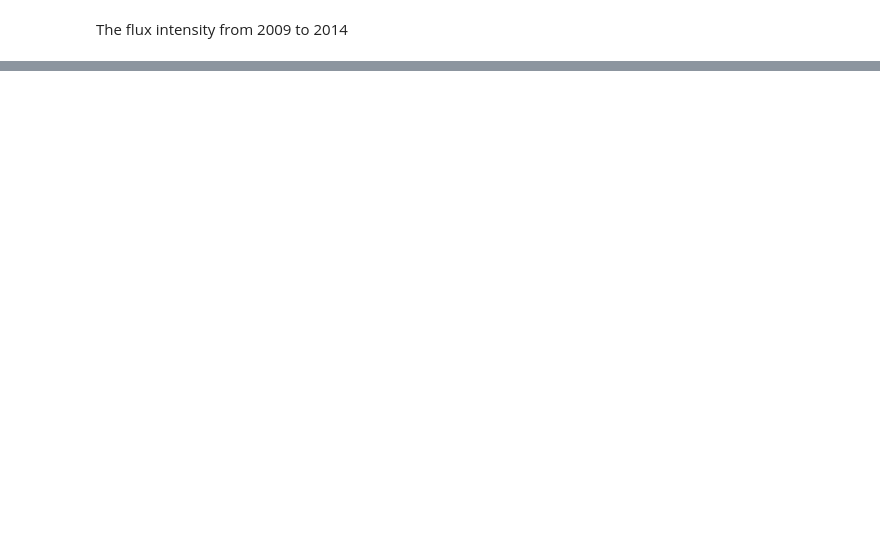
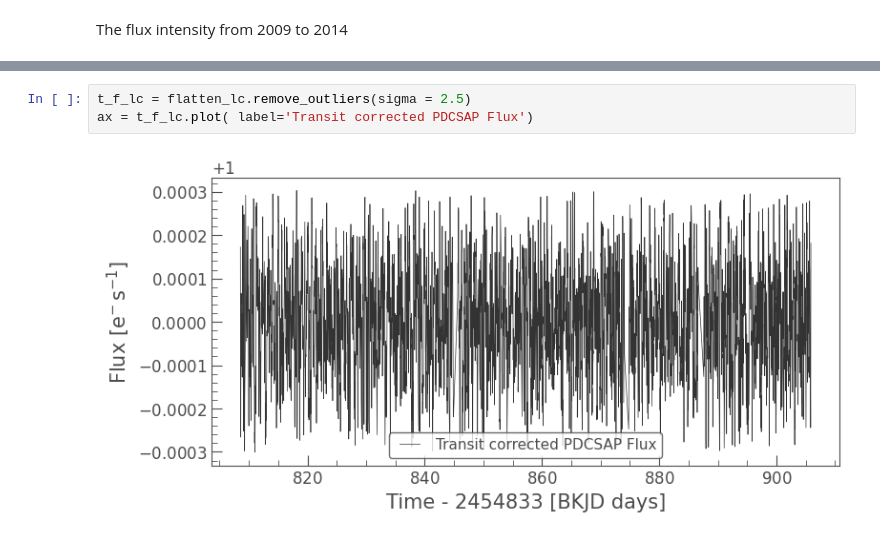
Before and after one commit to Srivardini11/lark, a Jupyter notebook: Light_curves_using_Lightkurve.ipynb, the cells around one changed output, grey strips where cells are left out. Drawn from its saved outputs; the diff is of its cells as text; blank space fills up the shorter version.

```diff
--- a/Light_curves_using_Lightkurve.ipynb
+++ b/Light_curves_using_Lightkurve.ipynb
@@ -65,0 +60,5 @@ The flux intensity from 2009 to 2014
+# %%
+t_f_lc = flatten_lc.remove_outliers(sigma = 2.5)
+ax = t_f_lc.plot( label='Transit corrected PDCSAP Flux')
+# %% [output]
+[figure, added]
```
Also changed, not shown: parts of 22 cells of this notebook.
